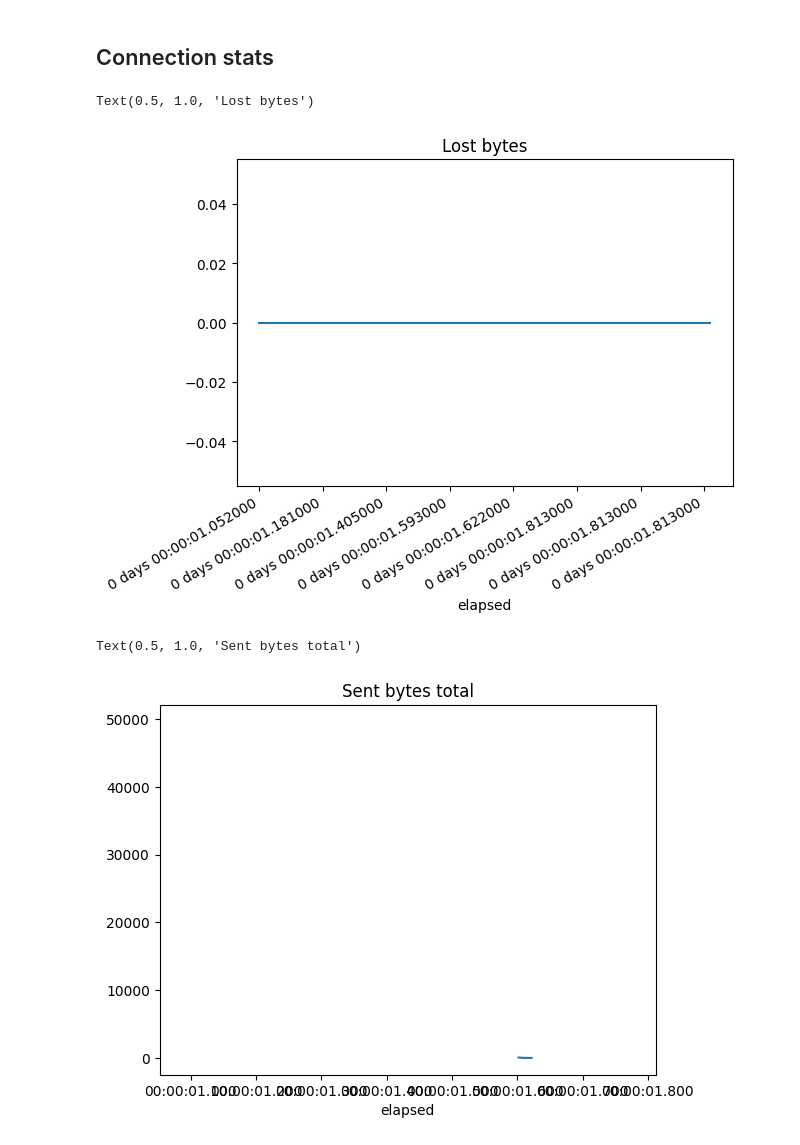
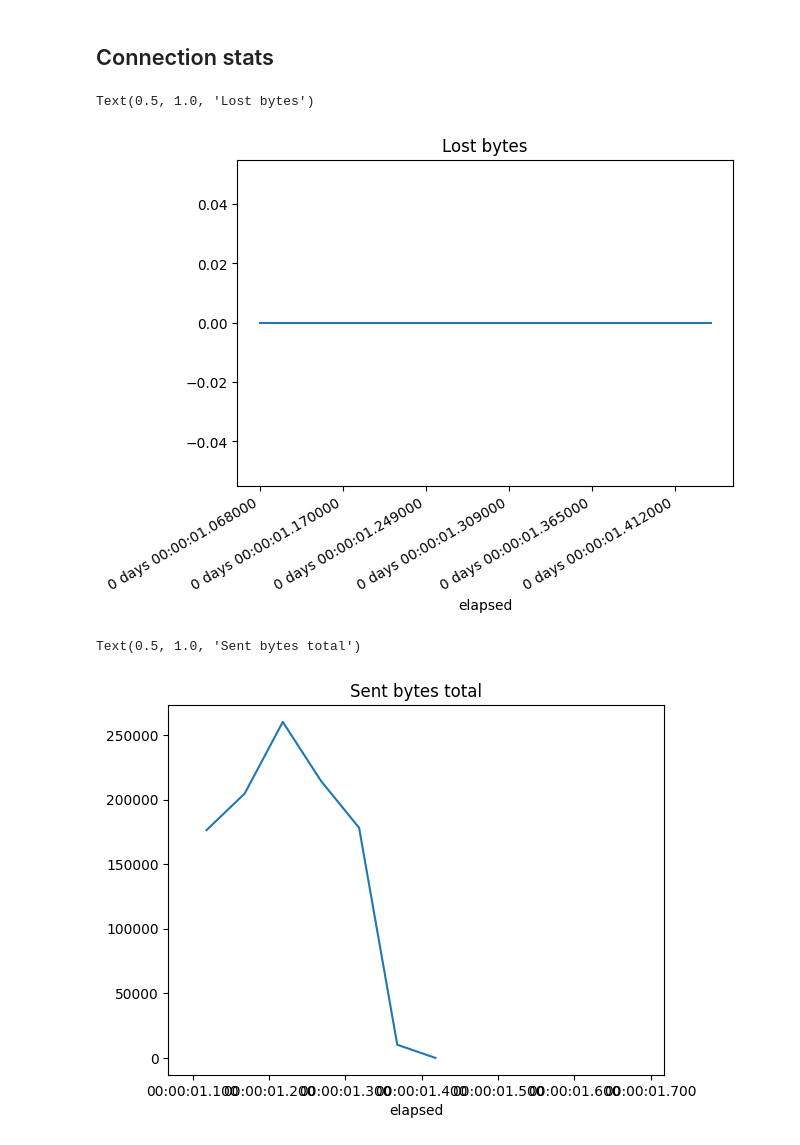
Before and after one commit to jglara/mpquic-rl, a Jupyter notebook: mpquic-analysis.ipynb, the cells around one changed output. Drawn from its saved outputs; the diff is of its cells as text; code cells hidden in the pictures.

```diff
--- a/mpquic-analysis.ipynb
+++ b/mpquic-analysis.ipynb
@@ -5,5 +5,6 @@ import matplotlib.dates as mdates
 %matplotlib inline
 
 
-TOPO="topo1"
+TOPO="topo0"
 SCHED="rtt"
+REP=5
@@ -82,13 +96,13 @@ conn["lost_bytes_total"].plot()
 plt.title("Lost bytes")
 # %% [output]
 Text(0.5, 1.0, 'Lost bytes')
-[figure, old version]
+[figure, new version]
 # %%
-conn["sent_bytes_total"].resample("10ms").mean().diff().plot()
+conn["sent_bytes_total"].resample("50ms").mean().diff().plot()
 plt.title("Sent bytes total")
 # %% [output]
 Text(0.5, 1.0, 'Sent bytes total')
-[figure, old version]
+[figure, new version]
 # %%
 conn[["max_send_burst","sent_bytes"]].plot()
 plt.title("Burstiness")
```
Also changed, not shown: parts of 12 cells of this notebook, 9 other files.
